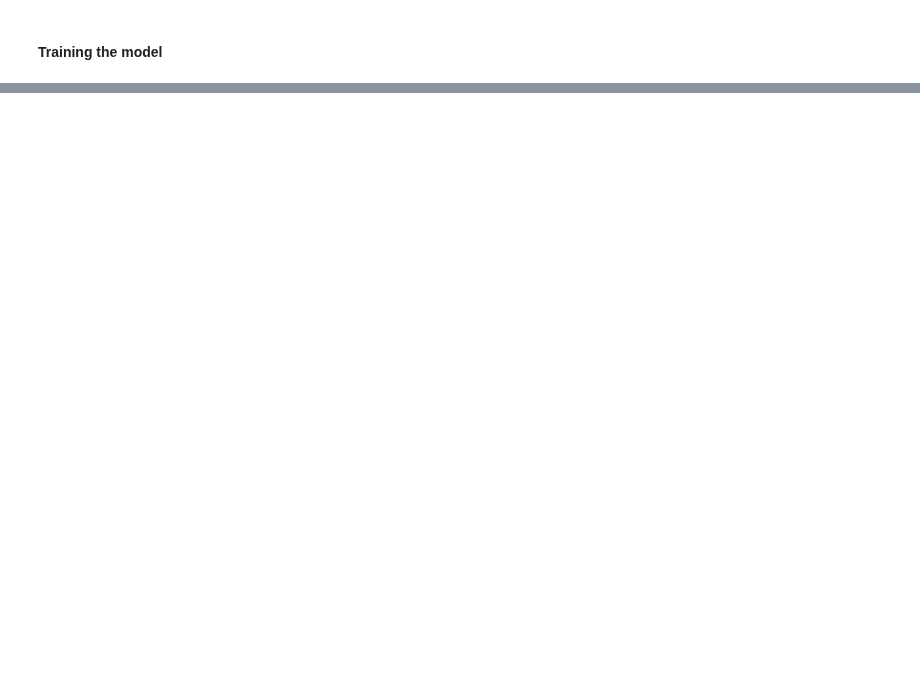
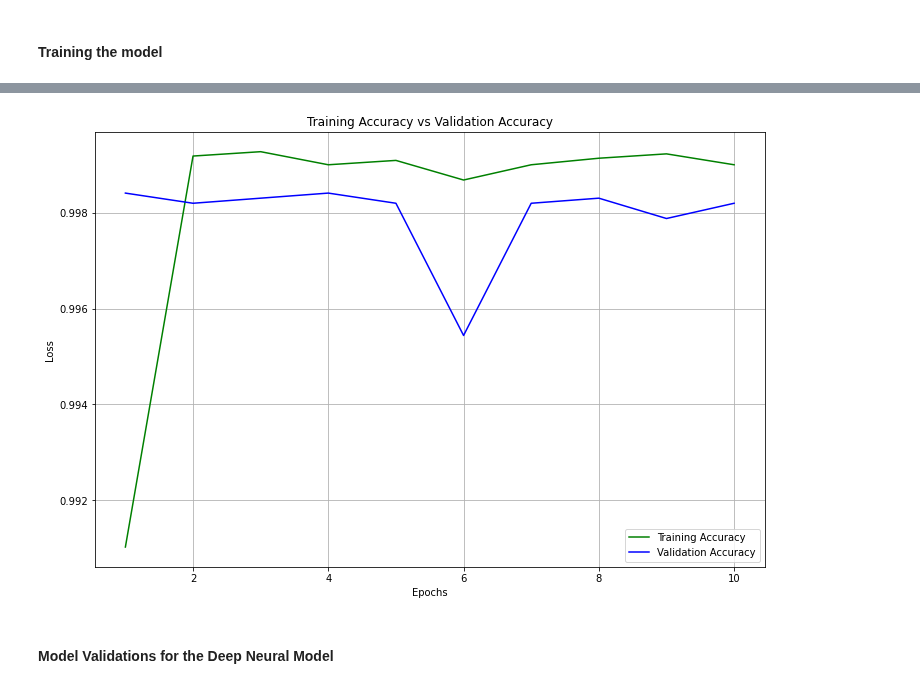
Before and after one commit to suvofalcon/Py-SpringboardAIML, a Jupyter notebook: _14_Kaggle/FakeAndRealNews.ipynb, the cells around one changed output, grey strips where cells are left out. Drawn from its saved outputs; the diff is of its cells as text; code cells hidden in the pictures; blank space fills up the shorter version.

```diff
--- a/_14_Kaggle/FakeAndRealNews.ipynb
+++ b/_14_Kaggle/FakeAndRealNews.ipynb
@@ -317,0 +396,23 @@ array([[ 2.88452244e+00, -1.82624355e-01,  1.63414329e-01,
+# %%
+# Defining a function to plot training accuracy vs validation accuracy
+
+'''
+This function will take a epoch model from training a neural network
+Will plot training accuracy vs validation accuracy
+'''
+
+def plotTrainAccuracyVsValAccuracy(epochs_history):
+    plt.figure(figsize=(12, 8))
+
+    loss_train = epochs_history.history['accuracy']
+    loss_val = epochs_history.history['val_accuracy']
+
+    epochs = range(1,11)
+    plt.plot(epochs, loss_train, 'g', label='Training Accuracy')
+    plt.plot(epochs, loss_val, 'b', label='Validation Accuracy')
+    plt.title('Training Accuracy vs Validation Accuracy')
+    plt.xlabel('Epochs')
+    plt.ylabel('Loss')
+    plt.legend()
+    plt.grid()
+    plt.show()
@@ -377,0 +611,7 @@ KeyboardInterrupt:
+# %%
+# Plot the Training Accuracy vs Validation Accuracy for the Deep Neural Model
+plotTrainAccuracyVsValAccuracy(epochs_history=epochs_history_deep)
+# %% [output]
+[figure, added]
+# %% [markdown]
+#### Model Validations for the Deep Neural Model
```
Also changed, not shown: parts of 36 cells of this notebook.
